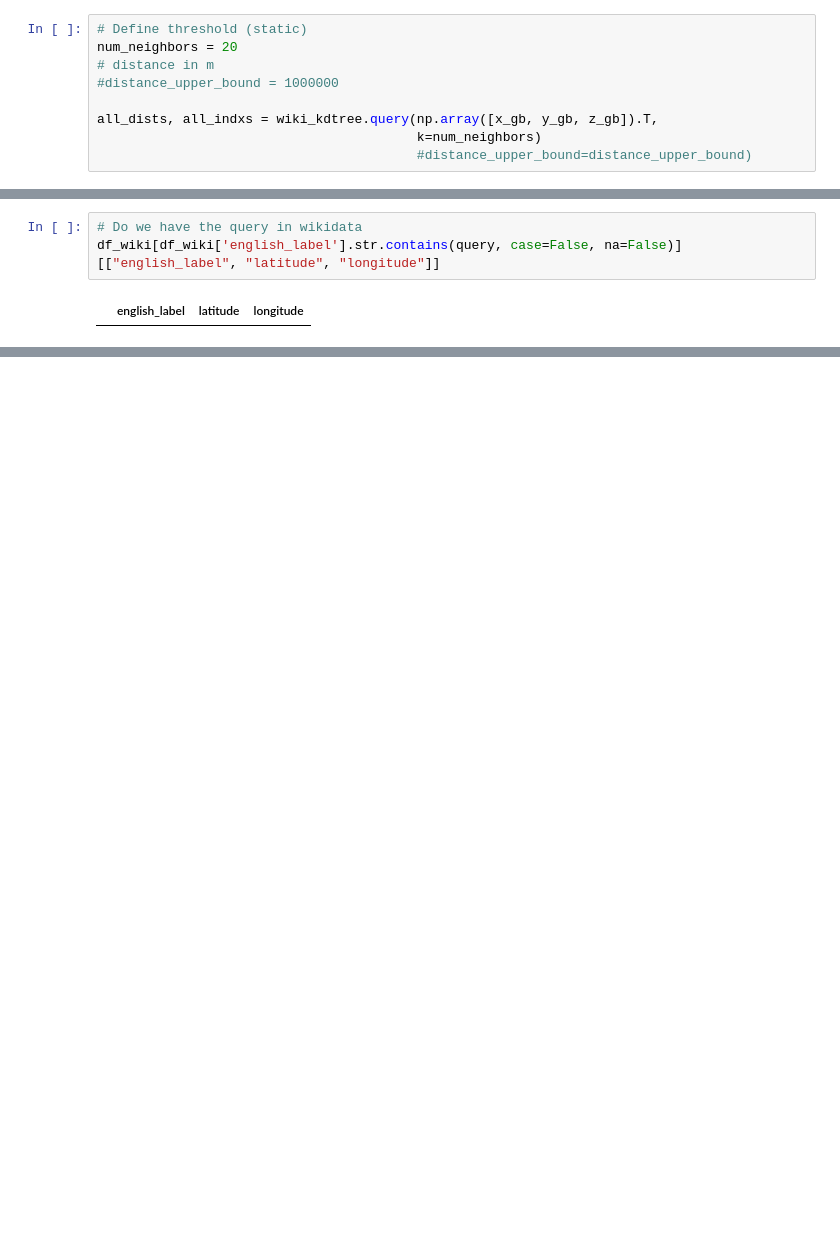
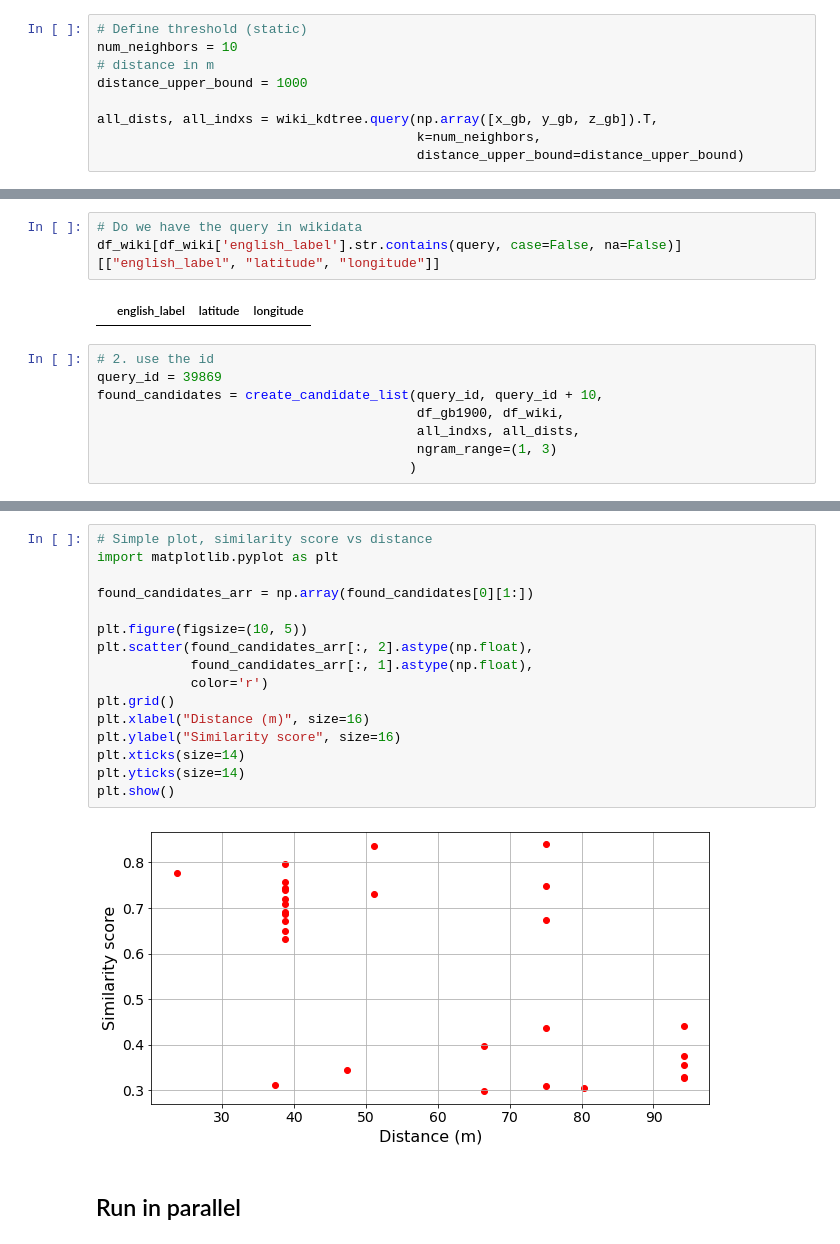
Before and after one commit to Living-with-machines/station-to-station, a Jupyter notebook: linking_tools/kd-tree/kdtree_wikidata_gb1900.ipynb, the cells around one changed output, grey strips where cells are left out. Saved outputs shown, nothing was run; the diff lists cells and outputs as text; blank space fills up the shorter version.

Commit message:
Update notebook: - Add TF-IDF for string similarity - Store results in a nested list - Parallelized using multiprocessing

```diff
--- a/linking_tools/kd-tree/kdtree_wikidata_gb1900.ipynb
+++ b/linking_tools/kd-tree/kdtree_wikidata_gb1900.ipynb
@@ -73,10 +96,10 @@ x_gb, y_gb, z_gb = pyproj.transform(lla, ecef,
 Here, our query points are from GB1900: x_gb, y_gb and z_gb, we use wiki_kdtree to find the closest points to GB1900 labels.
 # %%
 # Define threshold (static)
-num_neighbors = 20
+num_neighbors = 10
 # distance in m
-#distance_upper_bound = 1000000
+distance_upper_bound = 1000
 
 all_dists, all_indxs = wiki_kdtree.query(np.array([x_gb, y_gb, z_gb]).T,
-                                         k=num_neighbors)
-                                         #distance_upper_bound=distance_upper_bound)
+                                         k=num_neighbors,
+                                         distance_upper_bound=distance_upper_bound)
@@ -131,3 +221,11 @@ array([[ 38.70432957,  47.37242386,  66.41628643,  75.00399428,
 df_wiki[df_wiki['english_label'].str.contains(query, case=False, na=False)][["english_label", "latitude", "longitude"]]
 # %% [output]
 |  | english_label | latitude | longitude |
+# %%
+# 2. use the id
+query_id = 39869
+found_candidates = create_candidate_list(query_id, query_id + 10,
+                                         df_gb1900, df_wiki,
+                                         all_indxs, all_dists,
+                                         ngram_range=(1, 3)
+                                        )
@@ -133,0 +257,20 @@ df_wiki[df_wiki['english_label'].str.contains(query, case=False, na=False)][["en
+# %%
+# Simple plot, similarity score vs distance
+import matplotlib.pyplot as plt
+
+found_candidates_arr = np.array(found_candidates[0][1:])
+
+plt.figure(figsize=(10, 5))
+plt.scatter(found_candidates_arr[:, 2].astype(np.float),
+            found_candidates_arr[:, 1].astype(np.float),
+            color='r')
+plt.grid()
+plt.xlabel("Distance (m)", size=16)
+plt.ylabel("Similarity score", size=16)
+plt.xticks(size=14)
+plt.yticks(size=14)
+plt.show()
+# %% [output]
+[figure, added]
+# %% [markdown]
+## Run in parallel
```
Also changed, not shown: parts of 20 cells of this notebook.
